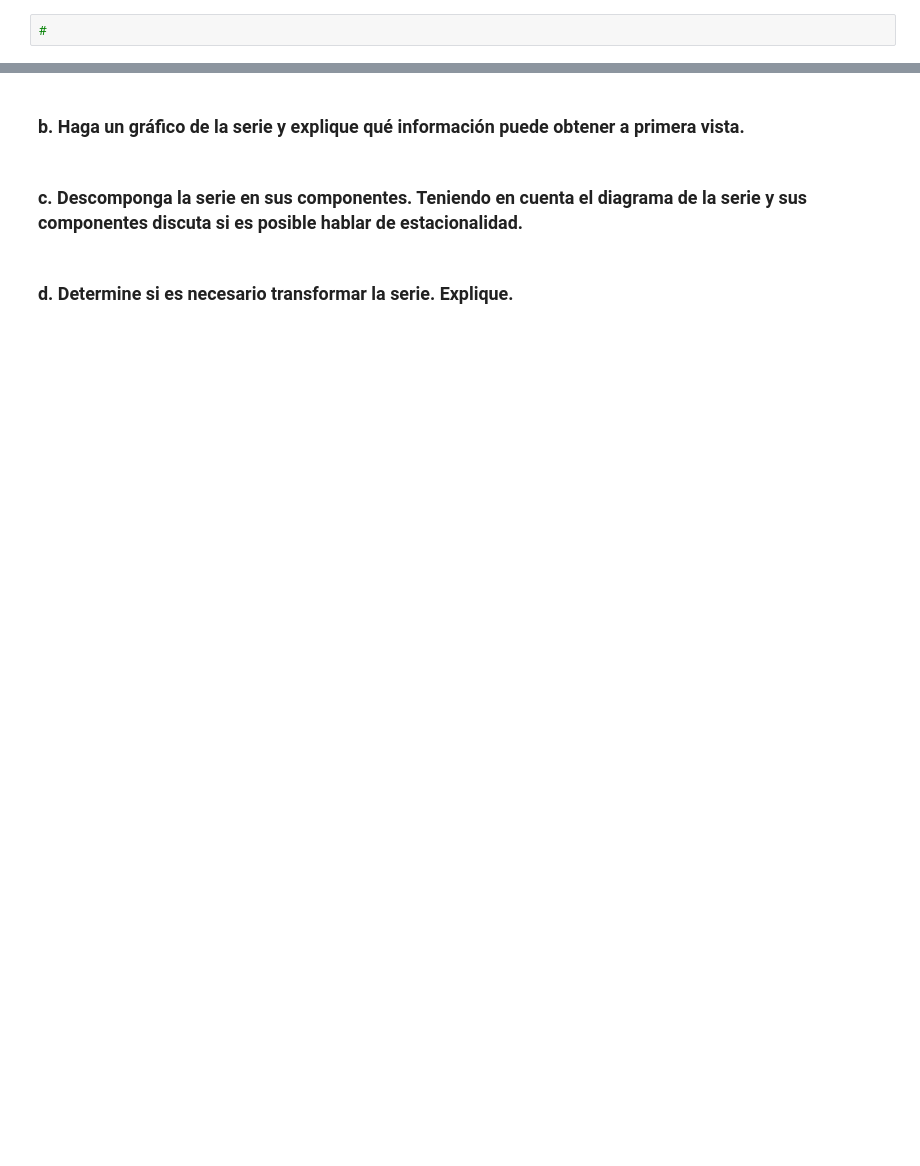
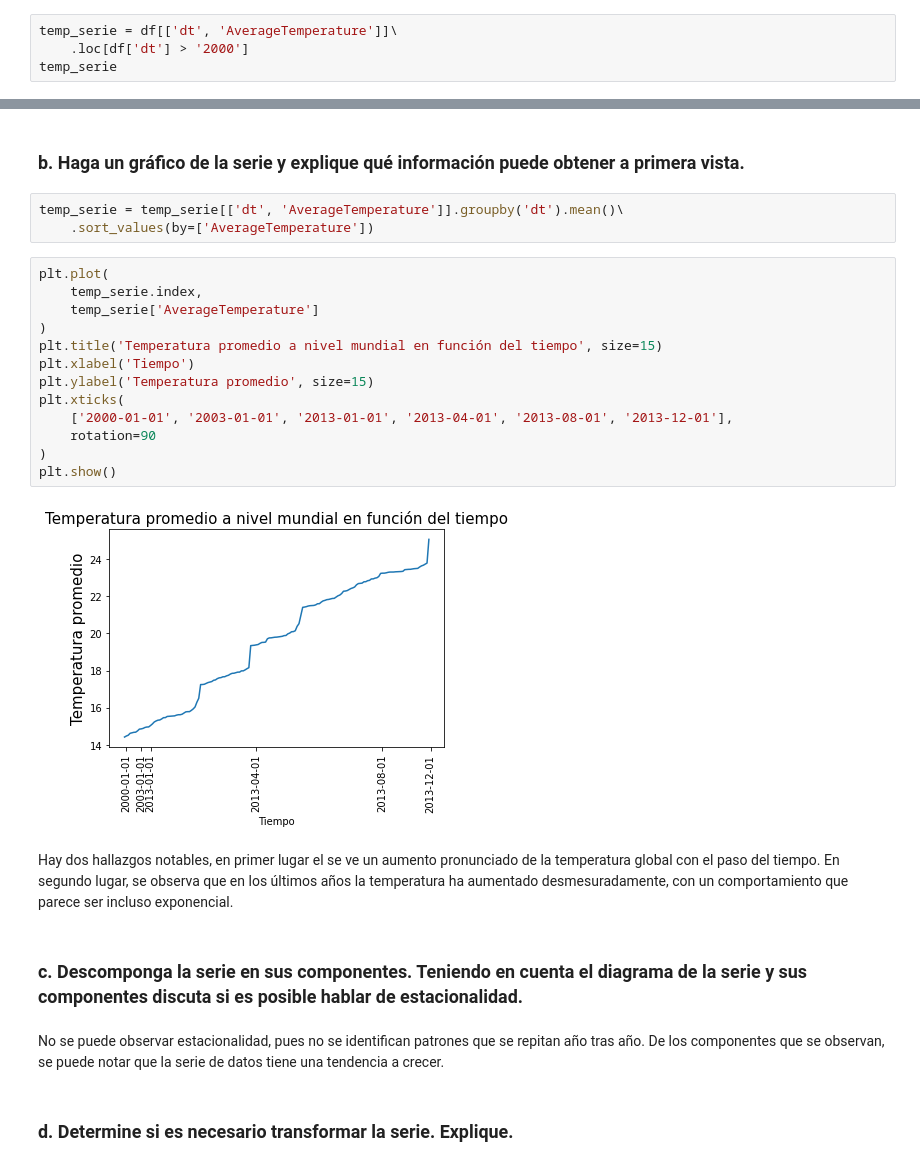
Before and after one commit to wsaldana/DataScienceLab2, a Jupyter notebook: lab2.ipynb, the cells around one changed output, grey strips where cells are left out. Cells and saved outputs as stored; diff of their text form; blank space fills up the shorter version.

```diff
--- a/lab2.ipynb
+++ b/lab2.ipynb
@@ -224,2 +250,4 @@ De lo más destacable en este punto es que los países más calurosos no difiere
 # %%
-#
+temp_serie = df[['dt', 'AverageTemperature']]\
+    .loc[df['dt'] > '2000']
+temp_serie
@@ -226,6 +268,28 @@ De lo más destacable en este punto es que los países más calurosos no difiere
 # %% [markdown]
 ### b. Haga un gráfico de la serie y explique qué información puede obtener a primera vista.
+# %%
+temp_serie = temp_serie[['dt', 'AverageTemperature']].groupby('dt').mean()\
+    .sort_values(by=['AverageTemperature'])
+# %%
+plt.plot(
+    temp_serie.index,
+    temp_serie['AverageTemperature']
+)
+plt.title('Temperatura promedio a nivel mundial en función del tiempo', size=15)
+plt.xlabel('Tiempo')
+plt.ylabel('Temperatura promedio', size=15)
+plt.xticks(
+    ['2000-01-01', '2003-01-01', '2013-01-01', '2013-04-01', '2013-08-01', '2013-12-01'],
+    rotation=90
+)
+plt.show()
+# %% [output]
+[figure, added]
+# %% [markdown]
+Hay dos hallazgos notables, en primer lugar el se ve un aumento pronunciado de la temperatura global con el paso del tiempo. En segundo lugar, se observa que en los últimos años la temperatura ha aumentado desmesuradamente, con un comportamiento que parece ser incluso exponencial.
 # %% [markdown]
 ### c. Descomponga la serie en sus componentes. Teniendo en cuenta el diagrama de la serie y sus componentes discuta si es posible hablar de estacionalidad.
+# %% [markdown]
+No se puede observar estacionalidad, pues no se identifican patrones que se repitan año tras año. De los componentes que se observan, se puede notar que la serie de datos tiene una tendencia a crecer.
 # %% [markdown]
 ### d. Determine si es necesario transformar la serie. Explique.
```
Also changed, not shown: parts of 11 cells of this notebook, 2 other files.
